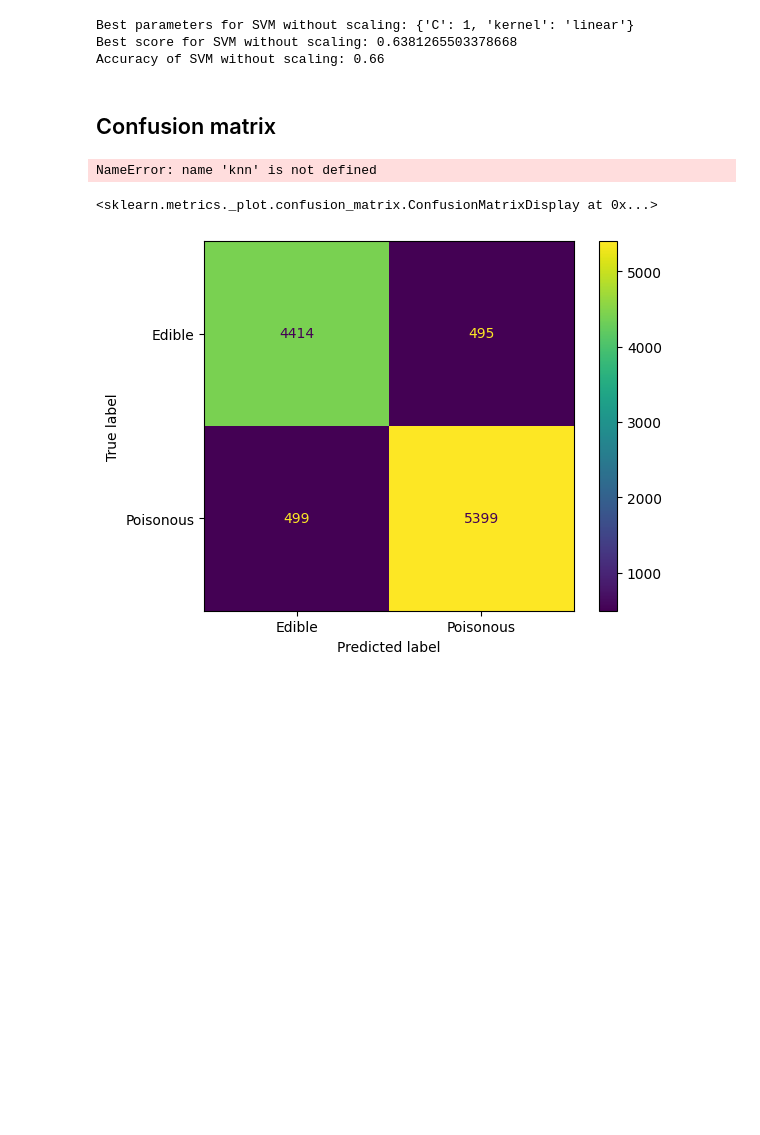
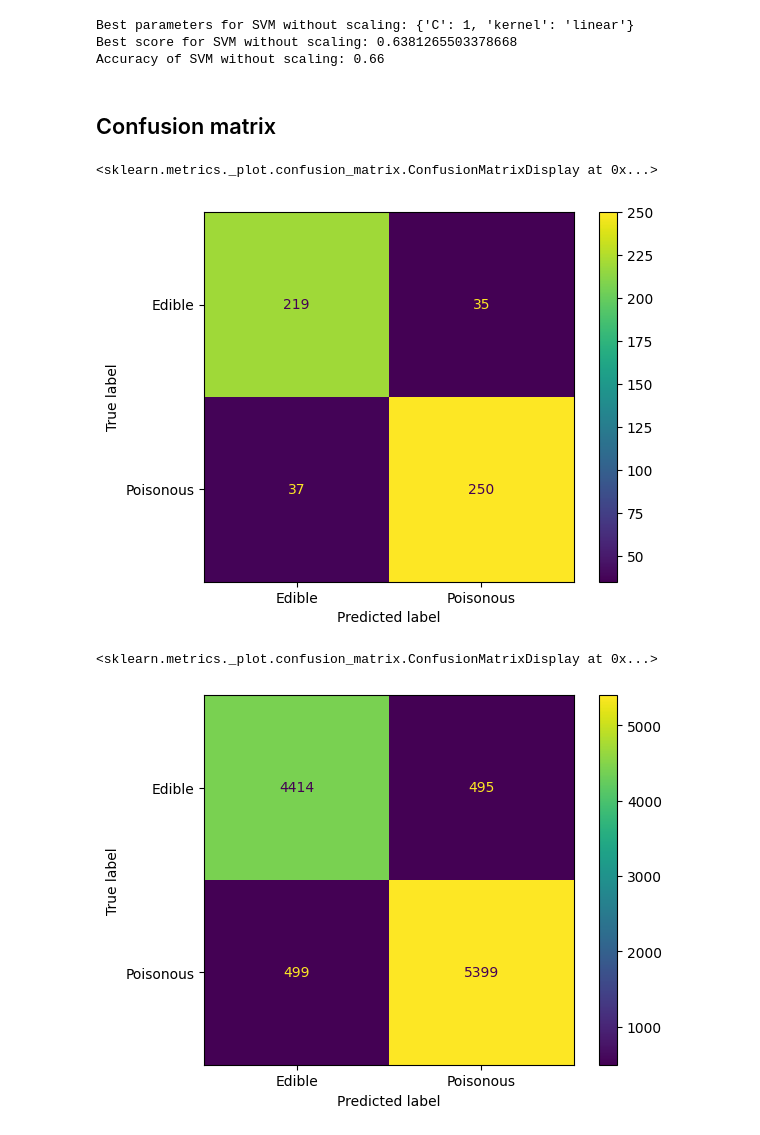
Before and after one commit to jemlau/PredictiveAnalyticsWithPython, a Jupyter notebook: Topic2/2MushroomDataset.ipynb, the cells around one changed output. Drawn from its saved outputs; the diff is of its cells as text; code cells hidden in the pictures; blank space fills up the shorter version.

```diff
--- a/Topic2/2MushroomDataset.ipynb
+++ b/Topic2/2MushroomDataset.ipynb
@@ -193,11 +193,12 @@ Accuracy of SVM without scaling: 0.66
 ## Confusion matrix
 # %%
 #For kNN (Scaled)
-y_pred_knn_scaled = knn.predict(X_test_scaled)  # Predict using the scaled test data
+y_pred_knn_scaled = knn_scaled.predict(X_test_scaled)  # Predict using the scaled test data
 cm_knn_scaled = confusion_matrix(y_test, y_pred_knn_scaled)
 ConfusionMatrixDisplay(cm_knn_scaled, display_labels=["Edible", "Poisonous"]).plot()
 # %% [output]
-NameError: name 'knn' is not defined
+<sklearn.metrics._plot.confusion_matrix.ConfusionMatrixDisplay at 0x...>
+[figure, added]
 # %%
 #For SVM rbf kernel (Scaled)
 kernel = 'rbf'
```
Also changed, not shown: parts of 5 cells of this notebook.
